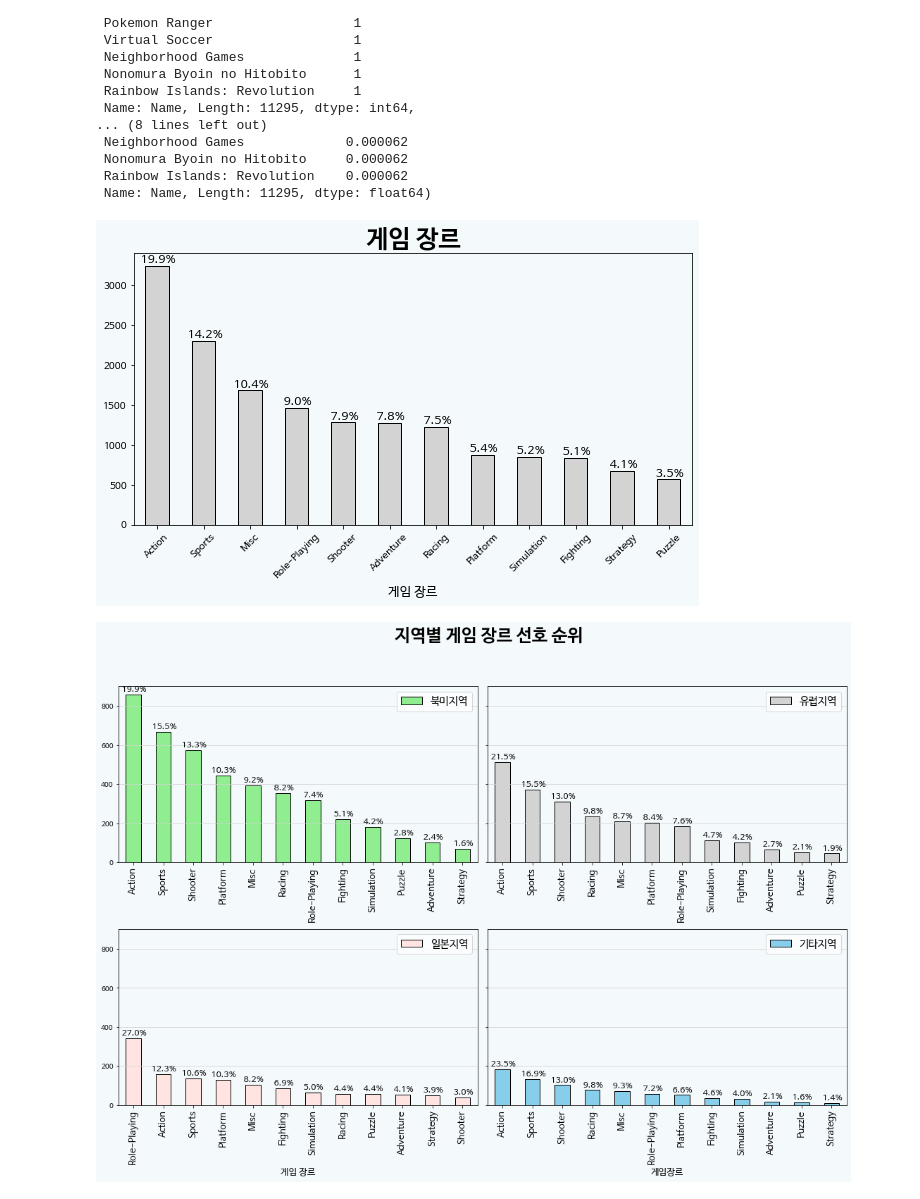
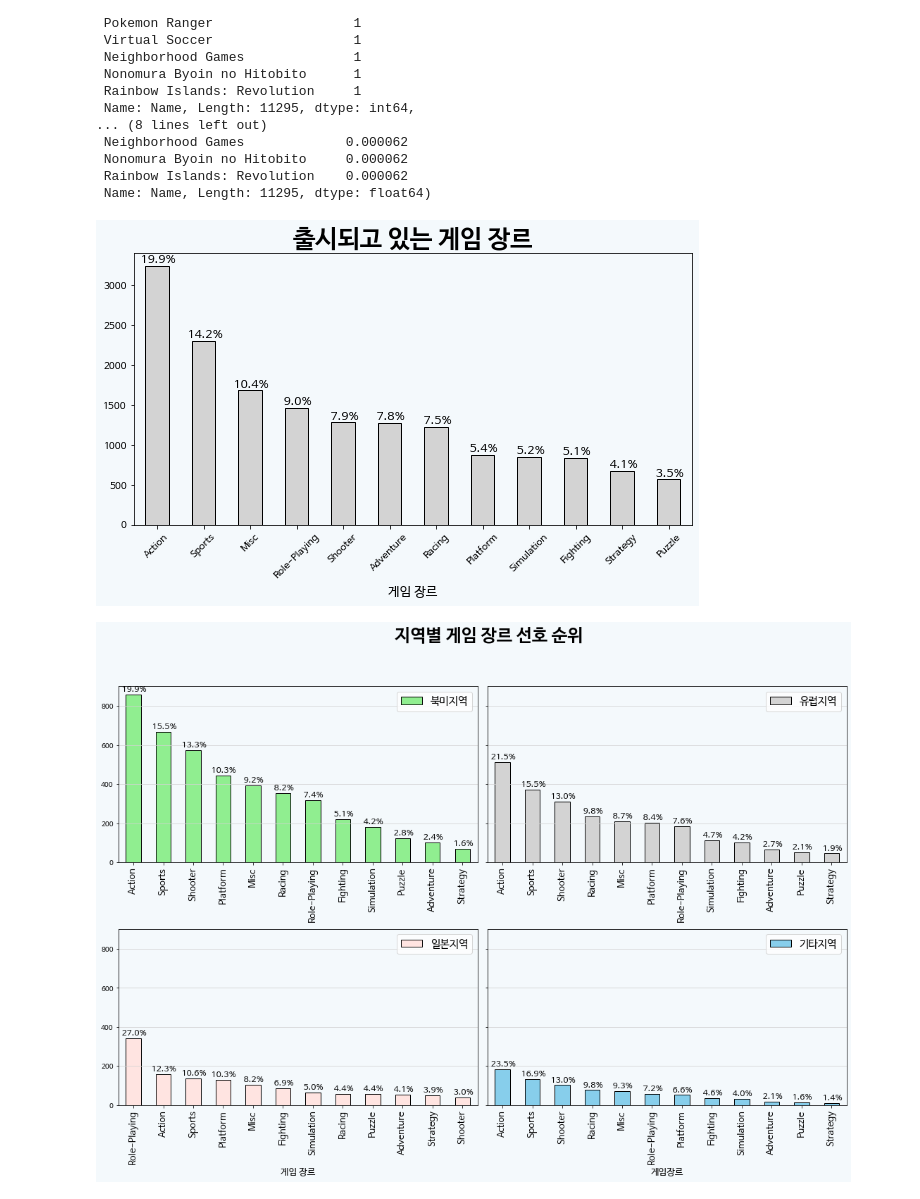
Before and after one commit to KIMJEONGSU/codestate17, a Jupyter notebook: AI_17_김정수_section1_project (1).ipynb, the cells around one changed output. Cells and saved outputs as stored; diff of their text form; code cells hidden in the pictures.

```diff
--- a/AI_17_김정수_section1_project (1).ipynb
+++ b/AI_17_김정수_section1_project (1).ipynb
@@ -316,17 +316,17 @@ df.Name.value_counts(),df.Name.value_counts(normalize=True)
 # %%
 # 장르
 plt.figure(figsize=(10,5),facecolor='#F4F9FC')
 p=df.Genre.value_counts().plot(kind='bar',rot=45,color='lightgray',edgecolor='Black')
-plt.title('게임 장르',fontsize=25,fontweight='bold')
+plt.title('출시되고 있는 게임 장르',fontsize=25,fontweight='bold')
 p.set_facecolor(color='#F4F9FC')
 df.Genre.value_counts(normalize=True)
 plt.xlabel('게임 장르', fontsize=13)
 # Action 19%, sports 14% 차지
 
 for patch in p.patches:
   p.text(x=patch.get_x() + patch.get_width()/2 ,y=patch.get_height()+40, s=f'{(patch.get_height()/len(df))*100 : 1.1f}%', ha='center',size=12)
 # %% [output]
-[figure, old version]
+[figure, new version]
 # %%
 fig, axes = plt.subplots(2, 2, figsize=(15, 10),sharey=True, facecolor='#F4F9FC')
 
```
Also changed, not shown: parts of 12 cells of this notebook.
